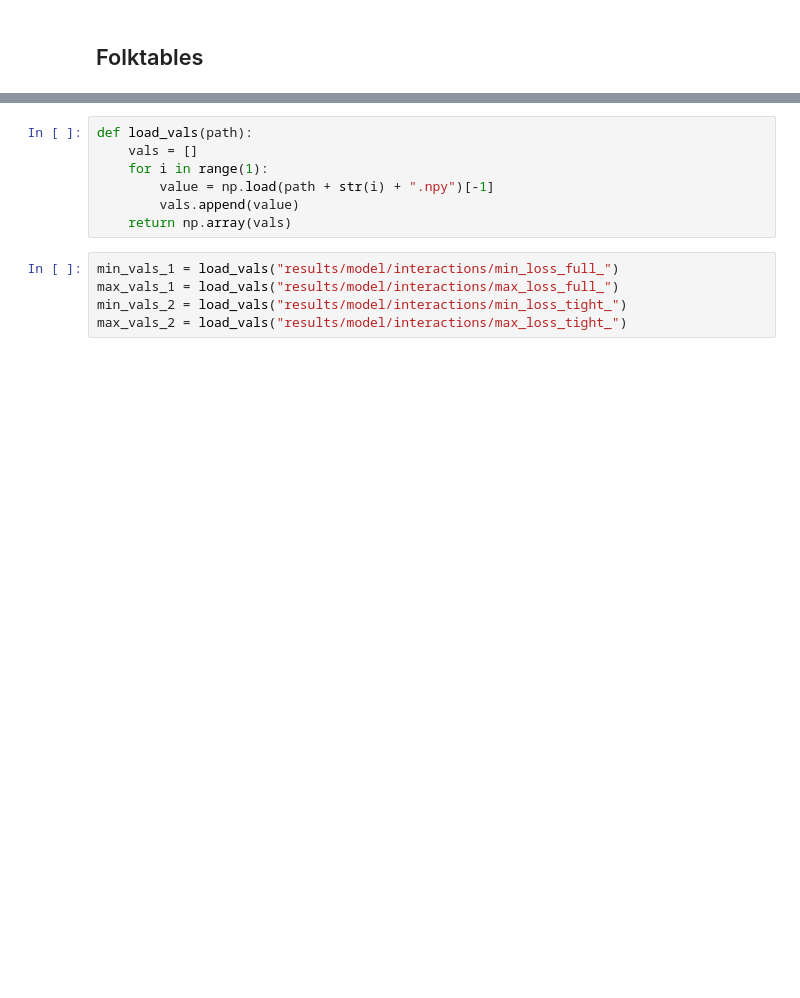
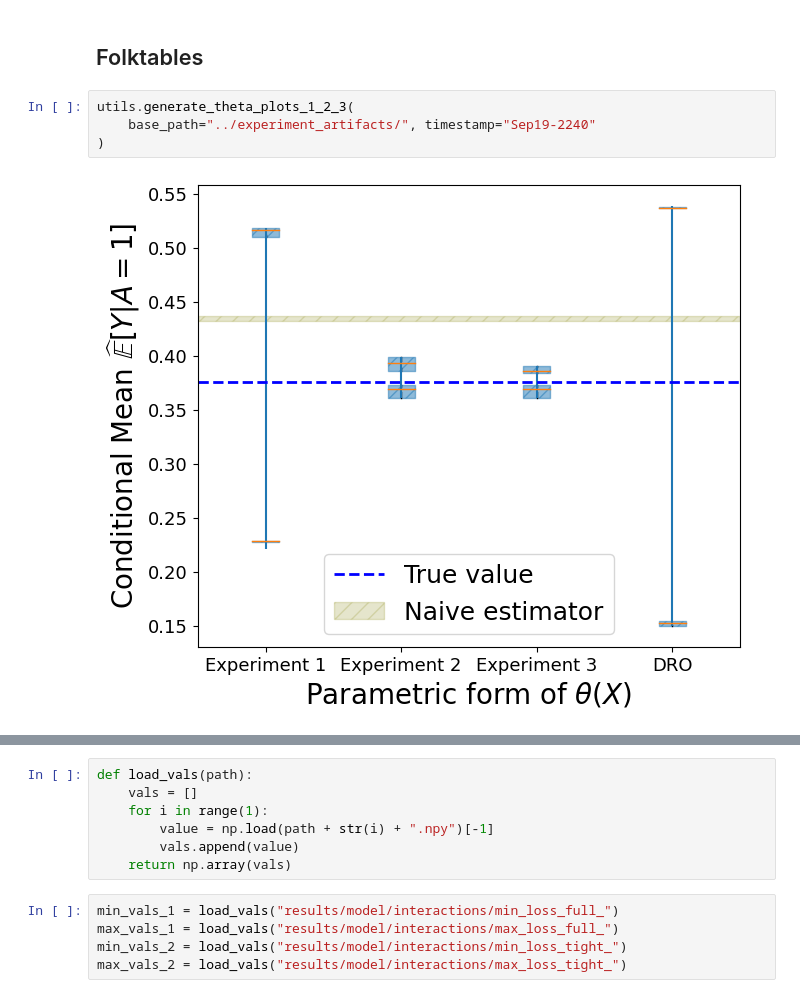
Before and after one commit to secg5/inference_contrained_distribution_shift, a Jupyter notebook: plotting/paper_plots.ipynb, the cells around one changed output, grey strips where cells are left out. Saved outputs shown, nothing was run; the diff lists cells and outputs as text; blank space fills up the shorter version.

```diff
--- a/plotting/paper_plots.ipynb
+++ b/plotting/paper_plots.ipynb
@@ -20,2 +32,8 @@ utils.generate_theta_plots(
 # %% [markdown]
 ## Folktables
+# %%
+utils.generate_theta_plots_1_2_3(
+    base_path="../experiment_artifacts/", timestamp="Sep19-2240"
+)
+# %% [output]
+[figure, added]
```
Also changed, not shown: parts of 4 cells of this notebook, 1 other file.
